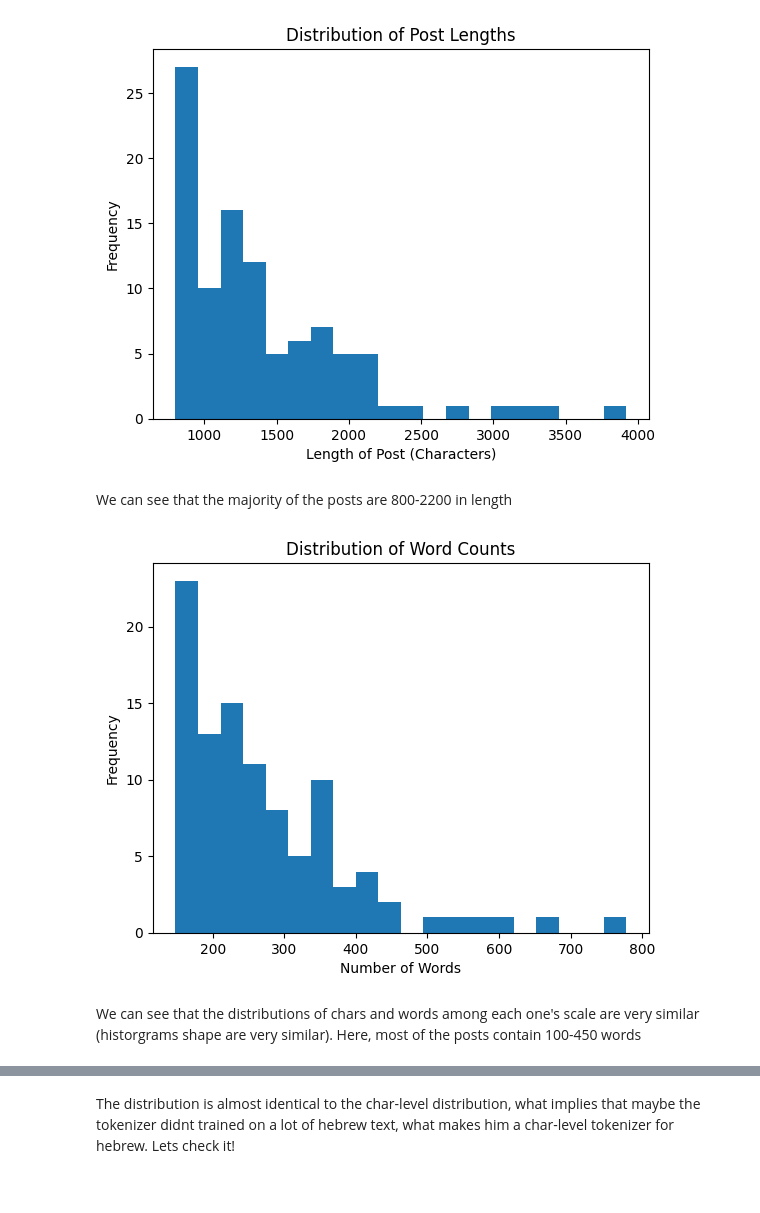
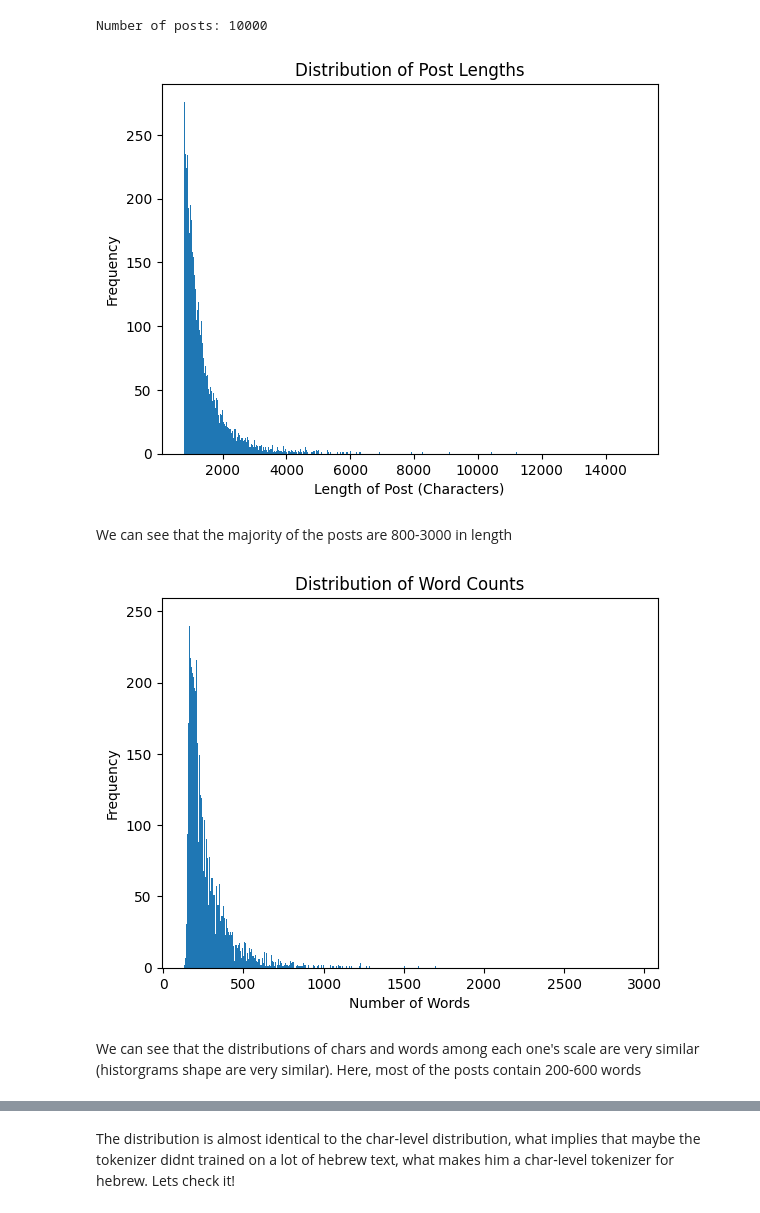
Before and after one commit to DanielHevdeli/hafifot-tiug, a Jupyter notebook: EDA.ipynb, the cells around one changed output, grey strips where cells are left out. Cells and saved outputs as stored; diff of their text form; code cells hidden in the pictures.

```diff
--- a/EDA.ipynb
+++ b/EDA.ipynb
@@ -19,25 +27,29 @@ df.head()
+# %%
+print(f'Number of posts: {len(df)}')
+# %% [output]
+Number of posts: 10000
 # %%
-plt.hist(df['length'], bins=20)
+plt.hist(df['length'], bins=1000)
 plt.xlabel('Length of Post (Characters)')
 plt.ylabel('Frequency')
 plt.title('Distribution of Post Lengths')
 plt.show()
 # %% [output]
-[figure, old version]
+[figure, new version]
 # %% [markdown]
-We can see that the majority of the posts are 800-2200 in length
+We can see that the majority of the posts are 800-3000 in length
 # %%
 df['word_count'] = df['text'].apply(lambda x: len(str(x).split()))
 
-plt.hist(df['word_count'], bins=20)
+plt.hist(df['word_count'], bins=1000)
 plt.xlabel('Number of Words')
 plt.ylabel('Frequency')
 plt.title('Distribution of Word Counts')
 plt.show()
 # %% [output]
-[figure, old version]
+[figure, new version]
 # %% [markdown]
-We can see that the distributions of chars and words among each one's scale are very similar (historgrams shape are very similar). Here, most of the posts contain 100-450 words
+We can see that the distributions of chars and words among each one's scale are very similar (historgrams shape are very similar). Here, most of the posts contain 200-600 words
 # %%
 df['sentence_count'] = df['text'].apply(lambda x: len(str(x).split('.')))
 
```
Also changed, not shown: parts of 15 cells of this notebook.
